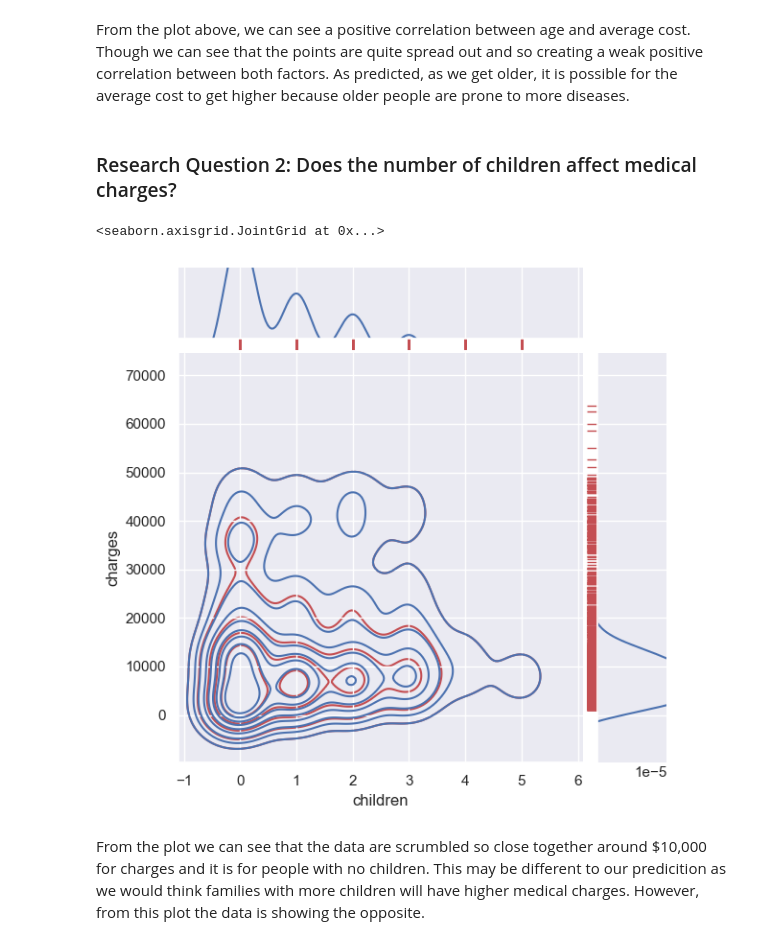
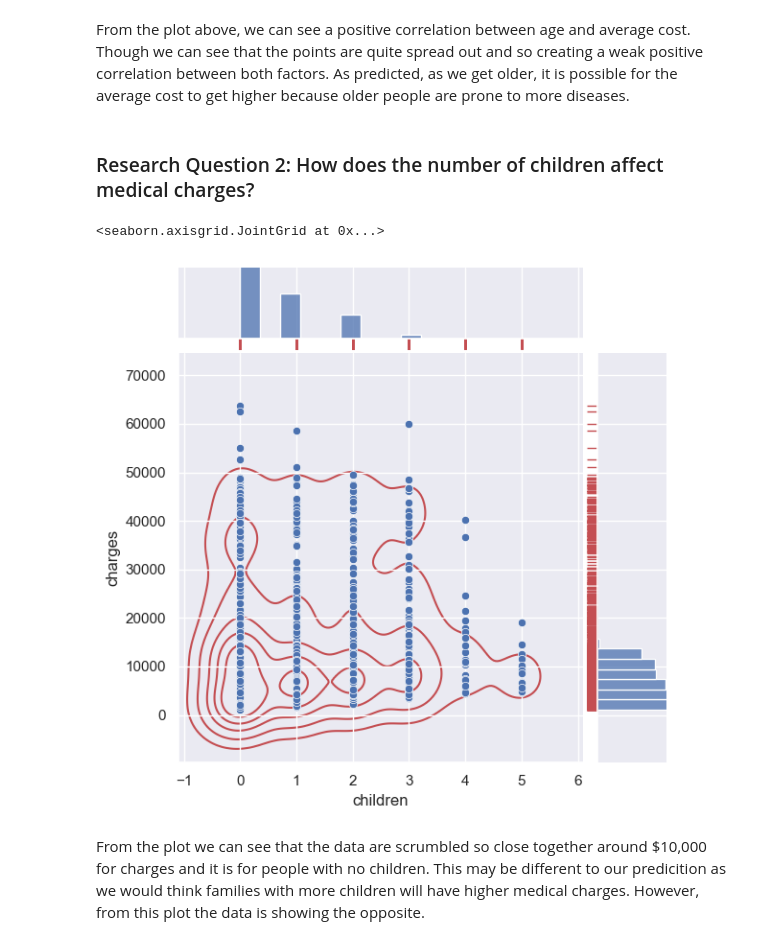
Before and after one commit to ubco-W2022T2-data301/project-group-group08, a Jupyter notebook: analysis/analysis1.ipynb, the cells around one changed output. Drawn from its saved outputs; the diff is of its cells as text; code cells hidden in the pictures.

```diff
--- a/analysis/analysis1.ipynb
+++ b/analysis/analysis1.ipynb
@@ -58,13 +58,13 @@ Text(0.5, 1.0, 'Average Healthcare cost for each age')
 # %% [markdown]
 From the plot above, we can see a positive correlation between age and average cost. Though we can see that the points are quite spread out and so creating a weak positive correlation between both factors. As predicted, as we get older, it is possible for the average cost to get higher because older people are prone to more diseases.
 # %% [markdown]
-### Research Question 2: Does the number of children affect medical charges?
+### Research Question 2: How does the number of children affect medical charges?
 # %%
-g = sns.jointplot(data=df, x="children", y="charges", kind = "kde")
+g = sns.jointplot(data=df, x="children", y="charges")
 g.plot_joint(sns.kdeplot, color="r", zorder=0, levels=6)
 g.plot_marginals(sns.rugplot, color="r", height=-.15, clip_on=False)
 # %% [output]
 <seaborn.axisgrid.JointGrid at 0x...>
-[figure, old version]
+[figure, new version]
 # %% [markdown]
 From the plot we can see that the data are scrumbled so close together around $10,000 for charges and it is for people with no children. This may be different to our predicition as we would think families with more children will have higher medical charges. However, from this plot the data is showing the opposite.
```
Also changed, not shown: parts of 2 cells of this notebook, 1 other file.
